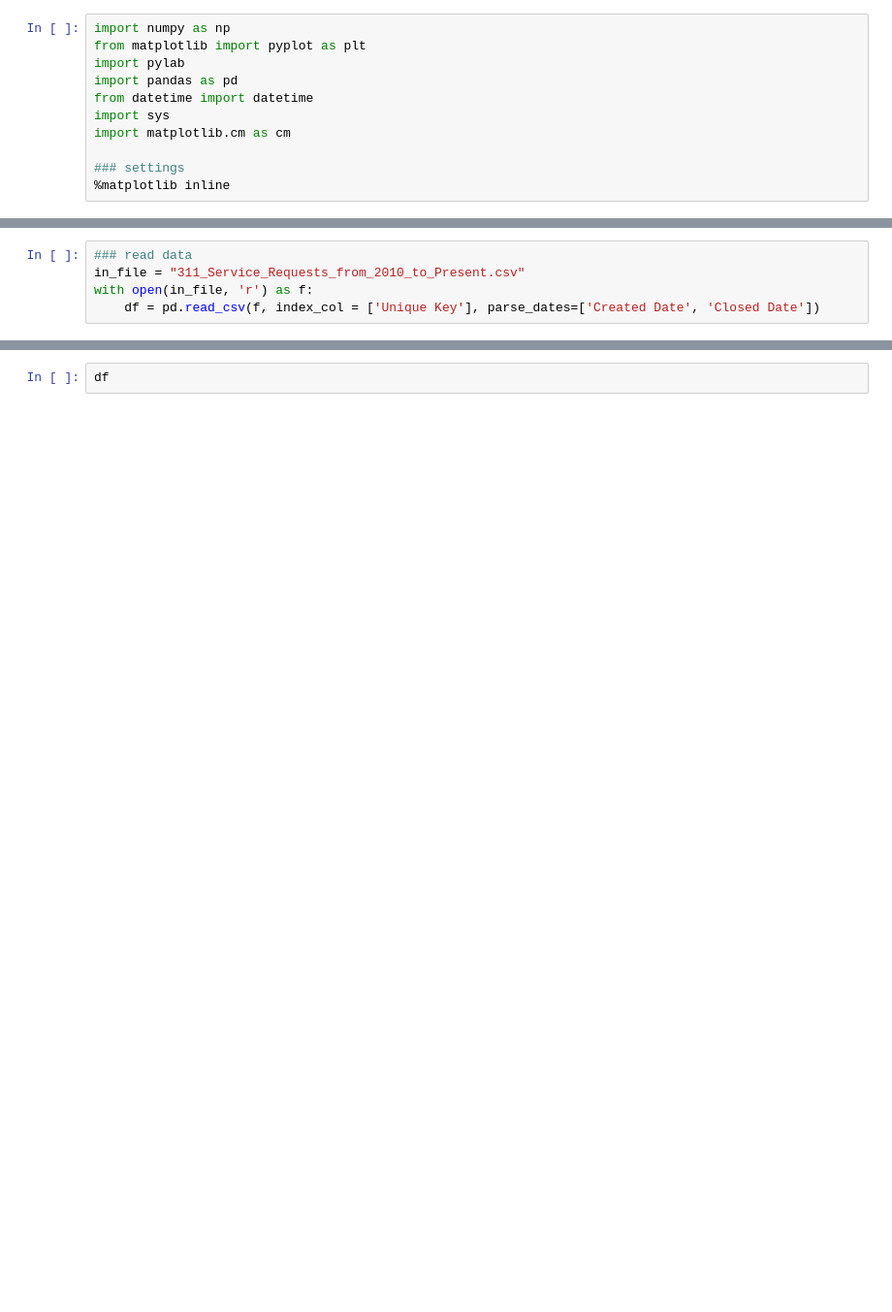
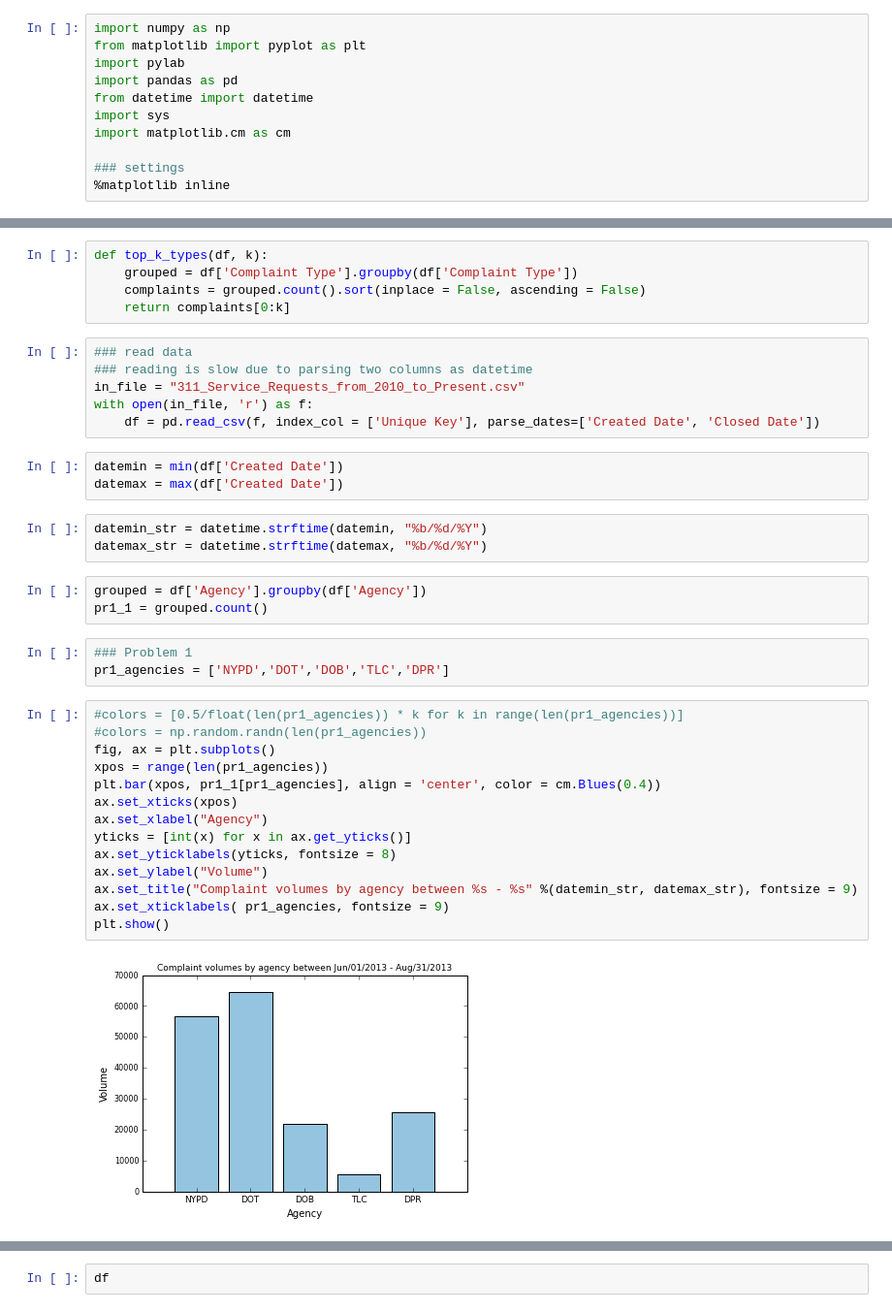
Before and after one commit to pvarsh/pr_informatics, a Jupyter notebook: assignment-7/assignment_7.ipynb, the cells around one changed output, grey strips where cells are left out. Shown at 97% size. Saved outputs shown, nothing was run; the diff lists cells and outputs as text; blank space fills up the shorter version.

Commit message:
Messing with type size

```diff
--- a/assignment-7/assignment_7.ipynb
+++ b/assignment-7/assignment_7.ipynb
@@ -12,5 +14,39 @@ import matplotlib.cm as cm
+# %%
+def top_k_types(df, k):
+    grouped = df['Complaint Type'].groupby(df['Complaint Type'])
+    complaints = grouped.count().sort(inplace = False, ascending = False)
+    return complaints[0:k]
 # %%
 ### read data
+### reading is slow due to parsing two columns as datetime
 in_file = "311_Service_Requests_from_2010_to_Present.csv"
 with open(in_file, 'r') as f:
     df = pd.read_csv(f, index_col = ['Unique Key'], parse_dates=['Created Date', 'Closed Date'])
+# %%
+datemin = min(df['Created Date'])
+datemax = max(df['Created Date'])
+# %%
+datemin_str = datetime.strftime(datemin, "%b/%d/%Y")
+datemax_str = datetime.strftime(datemax, "%b/%d/%Y")
+# %%
+grouped = df['Agency'].groupby(df['Agency'])
+pr1_1 = grouped.count()
+# %%
+### Problem 1
+pr1_agencies = ['NYPD','DOT','DOB','TLC','DPR']
+# %%
+#colors = [0.5/float(len(pr1_agencies)) * k for k in range(len(pr1_agencies))]
+#colors = np.random.randn(len(pr1_agencies))
+fig, ax = plt.subplots()
+xpos = range(len(pr1_agencies))
+plt.bar(xpos, pr1_1[pr1_agencies], align = 'center', color = cm.Blues(0.4))
+ax.set_xticks(xpos)
+ax.set_xlabel("Agency")
+yticks = [int(x) for x in ax.get_yticks()]
+ax.set_yticklabels(yticks, fontsize = 8)
+ax.set_ylabel("Volume")
+ax.set_title("Complaint volumes by agency between %s - %s" %(datemin_str, datemax_str), fontsize = 9)
+ax.set_xticklabels( pr1_agencies, fontsize = 9)
+plt.show()
+# %% [output]
+[figure, added]
```
Also changed, not shown: parts of 14 cells of this notebook.
